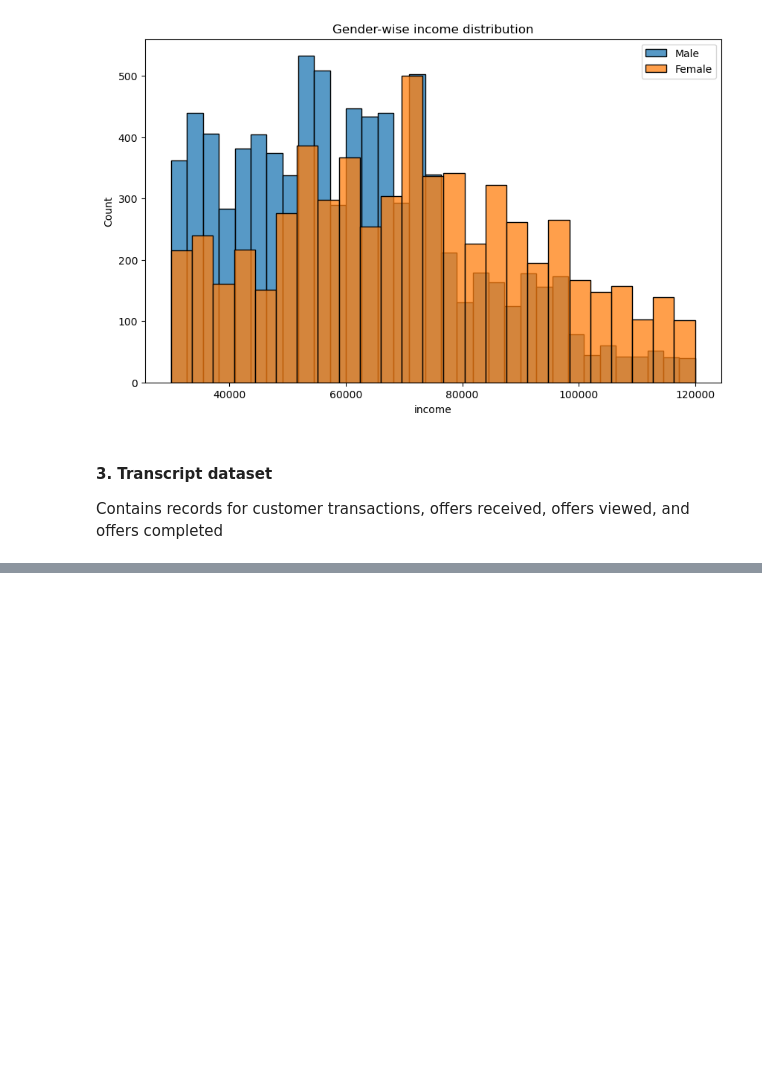
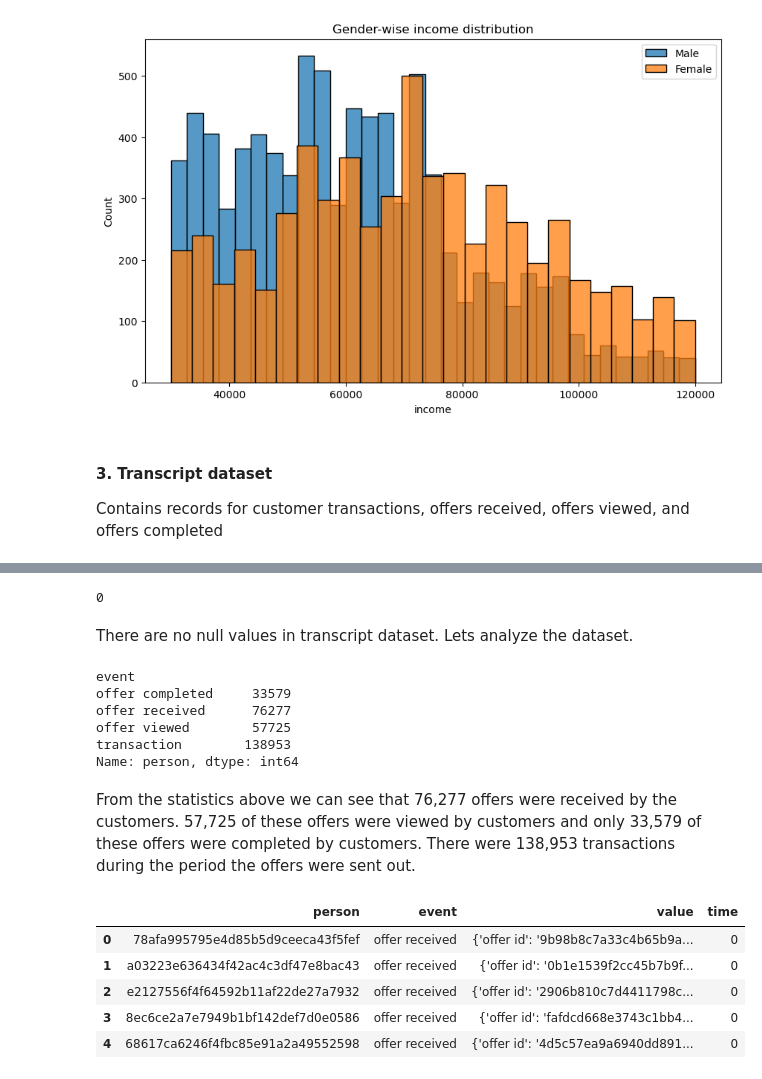
Before and after one commit to edidiongaligbe/Starbucks_Capstone_Project, a Jupyter notebook: Starbucks_Project.ipynb, the cells around one changed output, grey strips where cells are left out. Drawn from its saved outputs; the diff is of its cells as text; code cells hidden in the pictures; blank space fills up the shorter version.

```diff
--- a/Starbucks_Project.ipynb
+++ b/Starbucks_Project.ipynb
@@ -248,0 +280,29 @@ Contains records for customer transactions, offers received, offers viewed, and
+# %%
+#Check for null
+transcript.columns.duplicated().sum()
+# %% [output]
+0
+# %% [markdown]
+There are no null values in transcript dataset. Lets analyze the dataset.
+# %%
+#Event types
+transcript.groupby('event').person.count()
+# %% [output]
+event
+offer completed     33579
+offer received      76277
+offer viewed        57725
+transaction        138953
+Name: person, dtype: int64
+# %% [markdown]
+From the statistics above we can see that 76,277 offers were received by the customers. 57,725 of these offers were viewed by customers and only 33,579 of these offers were completed by customers. There were 138,953 transactions during the period the offers were sent out.
+# %%
+offer_received = transcript[transcript.event == 'offer received']
+offer_received.head()
+# %% [output]
+|  | person | event | value | time |
+| 0 | 78afa995795e4d85b5d9ceeca43f5fef | offer received | {'offer id': '9b98b8c7a33c4b65b9a... | 0 |
+| 1 | a03223e636434f42ac4c3df47e8bac43 | offer received | {'offer id': '0b1e1539f2cc45b7b9f... | 0 |
+| 2 | e2127556f4f64592b11af22de27a7932 | offer received | {'offer id': '2906b810c7d4411798c... | 0 |
+| 3 | 8ec6ce2a7e7949b1bf142def7d0e0586 | offer received | {'offer id': 'fafdcd668e3743c1bb4... | 0 |
+| 4 | 68617ca6246f4fbc85e91a2a49552598 | offer received | {'offer id': '4d5c57ea9a6940dd891... | 0 |
```
Also changed, not shown: parts of 7 cells of this notebook.
